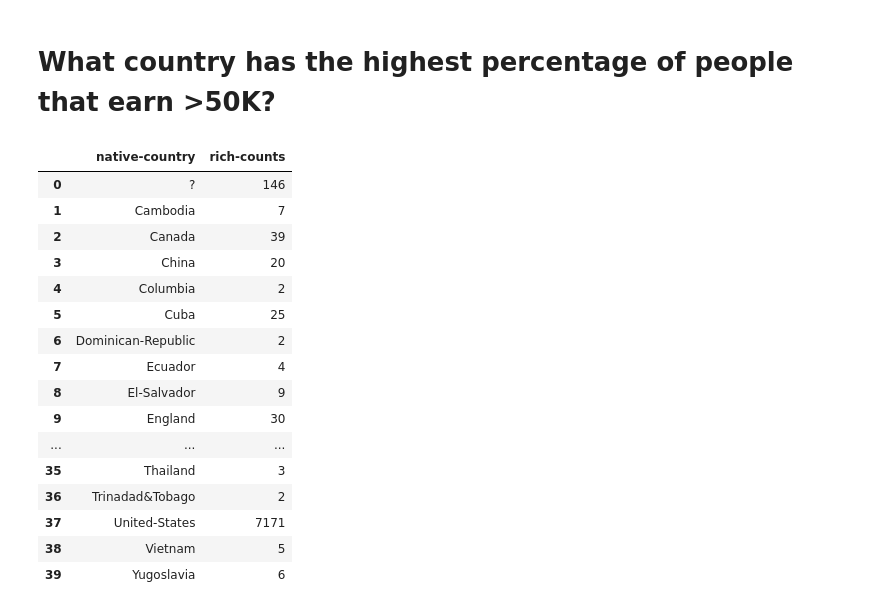
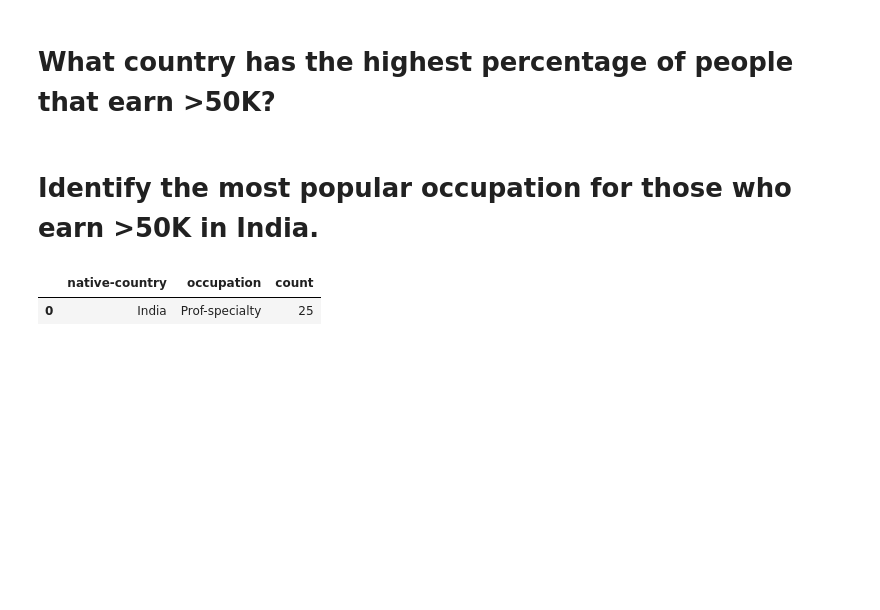
Before and after one commit to zach850/DataAnalystProjects, a Jupyter notebook: Python_Projects/demographic_data/demographic_analyzer.ipynb, the cells around one changed output. Cells and saved outputs as stored; diff of their text form; code cells hidden in the pictures; blank space fills up the shorter version.

```diff
--- a/Python_Projects/demographic_data/demographic_analyzer.ipynb
+++ b/Python_Projects/demographic_data/demographic_analyzer.ipynb
@@ -149,23 +149,3 @@ country_rich_counts_df = pd.DataFrame(df.groupby(df['native-country'])['salary']
 country_rich_counts_df = country_rich_counts_df.loc[(slice(None), '>50K'), :]
 country_rich_counts_df = country_rich_counts_df.rename(columns= {'count' : 'rich-counts'})
 country_rich_counts_df = country_rich_counts_df.reset_index()[['native-country', 'rich-counts']]
-# %%
-country_rich_counts_df
-# %% [output]
-|  | native-country | rich-counts |
-| 0 | ? | 146 |
-| 1 | Cambodia | 7 |
-| 2 | Canada | 39 |
-| 3 | China | 20 |
-| 4 | Columbia | 2 |
-| 5 | Cuba | 25 |
-| 6 | Dominican-Republic | 2 |
-| 7 | Ecuador | 4 |
-| 8 | El-Salvador | 9 |
-| 9 | England | 30 |
-| ... | ... | ... |
-| 35 | Thailand | 3 |
-| 36 | Trinadad&Tobago | 2 |
-| 37 | United-States | 7171 |
-| 38 | Vietnam | 5 |
-| 39 | Yugoslavia | 6 |
@@ -171,0 +160,13 @@ country_rich_counts_df
+# %% [markdown]
+# Identify the most popular occupation for those who earn >50K in India.
+# %%
+india_df = df.loc[df['native-country'] == 'India']
+india_df = india_df.loc[df['salary'] == '>50K']
+india_df = pd.DataFrame(india_df.groupby('native-country')['occupation'].value_counts())
+india_df = india_df.rename(columns={'occupation': 'count'})
+india_df = india_df.reset_index().sort_values('count', ascending=False).head(1)
+
+top_IN_occupation = india_df.iloc[0]['occupation']
+# %% [output]
+|  | native-country | occupation | count |
+| 0 | India | Prof-specialty | 25 |
```
Also changed, not shown: parts of 2 cells of this notebook.
